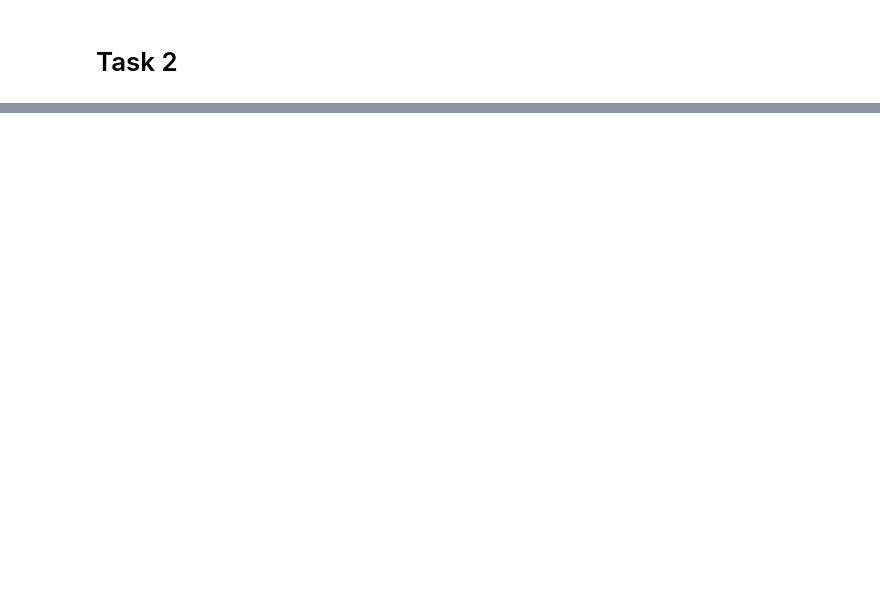
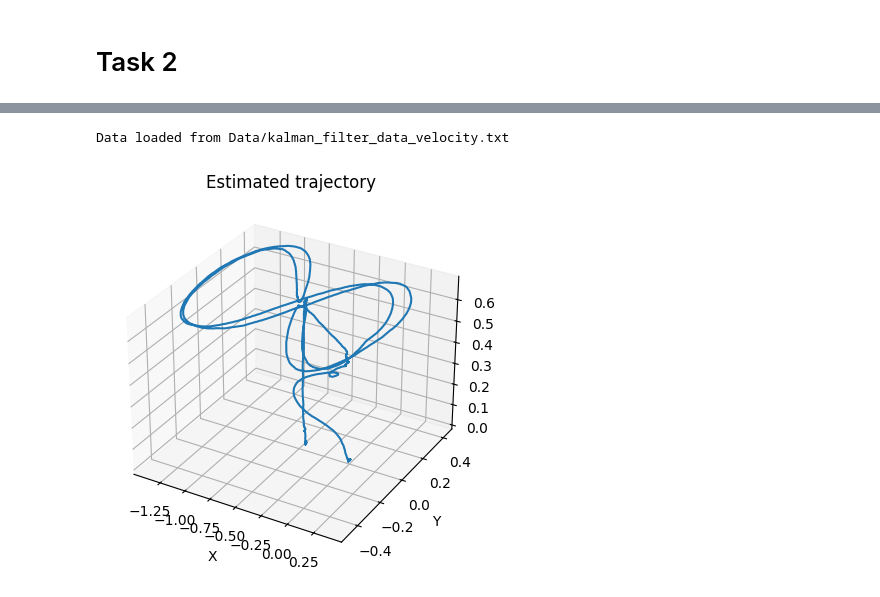
Before and after one commit to harshal-14/Advanced_Navigation, a Jupyter notebook: Kalman_filter/Kalman_filter_HW2_Harshal.ipynb, the cells around one changed output, grey strips where cells are left out. Cells and saved outputs as stored; diff of their text form; code cells hidden in the pictures; blank space fills up the shorter version.

```diff
--- a/Kalman_filter/Kalman_filter_HW2_Harshal.ipynb
+++ b/Kalman_filter/Kalman_filter_HW2_Harshal.ipynb
@@ -153,0 +254,22 @@ UFuncTypeError: ufunc 'multiply' did not contain a loop with signature matching
+# %%
+# Load velocity data
+file_path_velocity = 'Data/kalman_filter_data_velocity.txt'
+dataloader_velocity = Dataloader()
+t_velocity, u_velocity, z_velocity = dataloader_velocity.load(file_path_velocity)
+
+# Initialize the Kalman Filter for velocity data
+kf_velocity = KalmanFilter(t_velocity, u_velocity, z_velocity)
+
+# Set the measurement matrix, process noise covariance, and measurement noise covariance for velocity data
+H_velocity = np.array([[0, 0, 0, 1, 0, 0], [0, 0, 0, 0, 1, 0], [0, 0, 0, 0, 0, 1]])
+Q_velocity = np.diag([0.001, 0.001, 0.001, 0.001, 0.001, 0.001])  # Process noise covariance (tune these values)
+R_velocity = np.diag([0.5, 0.5, 0.5])
+
+# Run the Kalman filter for velocity data
+kf_velocity.run_filter(H_velocity, R_velocity, Q_velocity, 'vel')
+
+# Plot the estimated positions for velocity data
+kf_velocity.plot_results()
+# %% [output]
+Data loaded from Data/kalman_filter_data_velocity.txt
+[figure, added]
```
Also changed, not shown: parts of 9 cells of this notebook.
